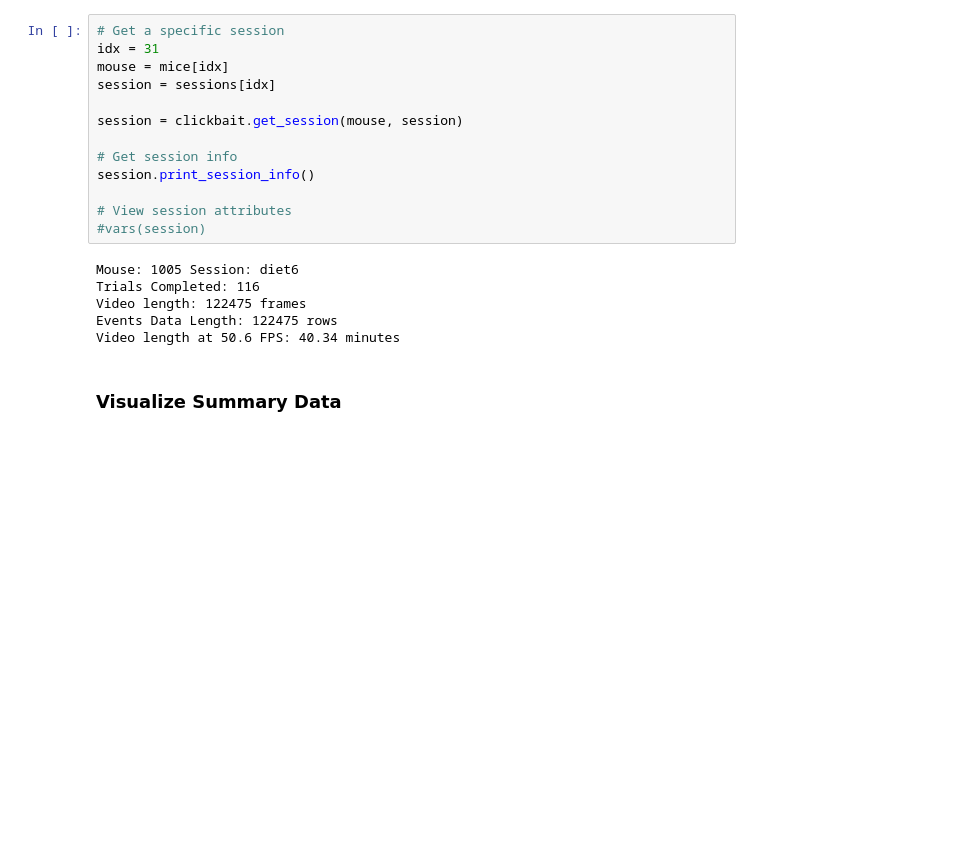
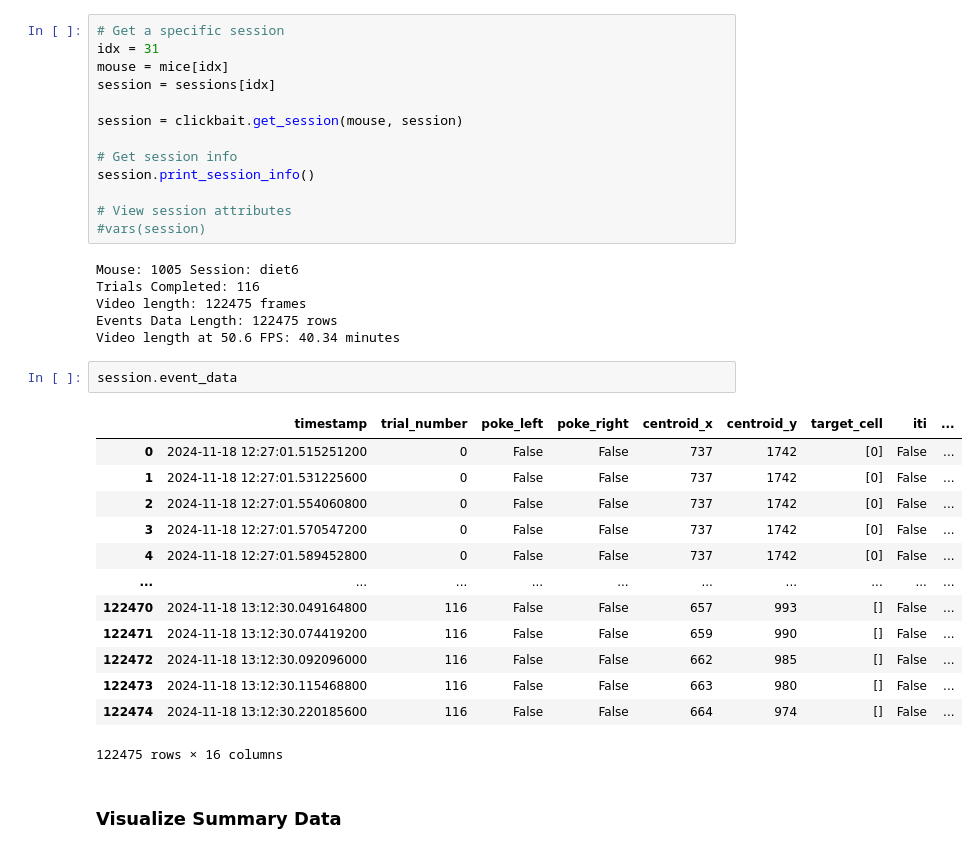
Before and after one commit to nghess/clickbait-analyze, a Jupyter notebook: build_clickbait_dataset.ipynb, the cells around one changed output. Saved outputs shown, nothing was run; the diff lists cells and outputs as text; blank space fills up the shorter version.

```diff
--- a/build_clickbait_dataset.ipynb
+++ b/build_clickbait_dataset.ipynb
@@ -74,6 +74,22 @@ Trials Completed: 116
 Video length: 122475 frames
 Events Data Length: 122475 rows
 Video length at 50.6 FPS: 40.34 minutes
+# %%
+session.event_data
+# %% [output]
+|  | timestamp | trial_number | poke_left | poke_right | centroid_x | centroid_y | target_cell | iti | ... |
+| 0 | 2024-11-18 12:27:01.515251200 | 0 | False | False | 737 | 1742 | [0] | False | ... |
+| 1 | 2024-11-18 12:27:01.531225600 | 0 | False | False | 737 | 1742 | [0] | False | ... |
+| 2 | 2024-11-18 12:27:01.554060800 | 0 | False | False | 737 | 1742 | [0] | False | ... |
+| 3 | 2024-11-18 12:27:01.570547200 | 0 | False | False | 737 | 1742 | [0] | False | ... |
+| 4 | 2024-11-18 12:27:01.589452800 | 0 | False | False | 737 | 1742 | [0] | False | ... |
+| ... | ... | ... | ... | ... | ... | ... | ... | ... | ... |
+| 122470 | 2024-11-18 13:12:30.049164800 | 116 | False | False | 657 | 993 | [] | False | ... |
+| 122471 | 2024-11-18 13:12:30.074419200 | 116 | False | False | 659 | 990 | [] | False | ... |
+| 122472 | 2024-11-18 13:12:30.092096000 | 116 | False | False | 662 | 985 | [] | False | ... |
+| 122473 | 2024-11-18 13:12:30.115468800 | 116 | False | False | 663 | 980 | [] | False | ... |
+| 122474 | 2024-11-18 13:12:30.220185600 | 116 | False | False | 664 | 974 | [] | False | ... |
+122475 rows × 16 columns
 # %% [markdown]
 ### Visualize Summary Data
 # %%
```
Also changed, not shown: parts of 7 cells of this notebook, 1 other file.
